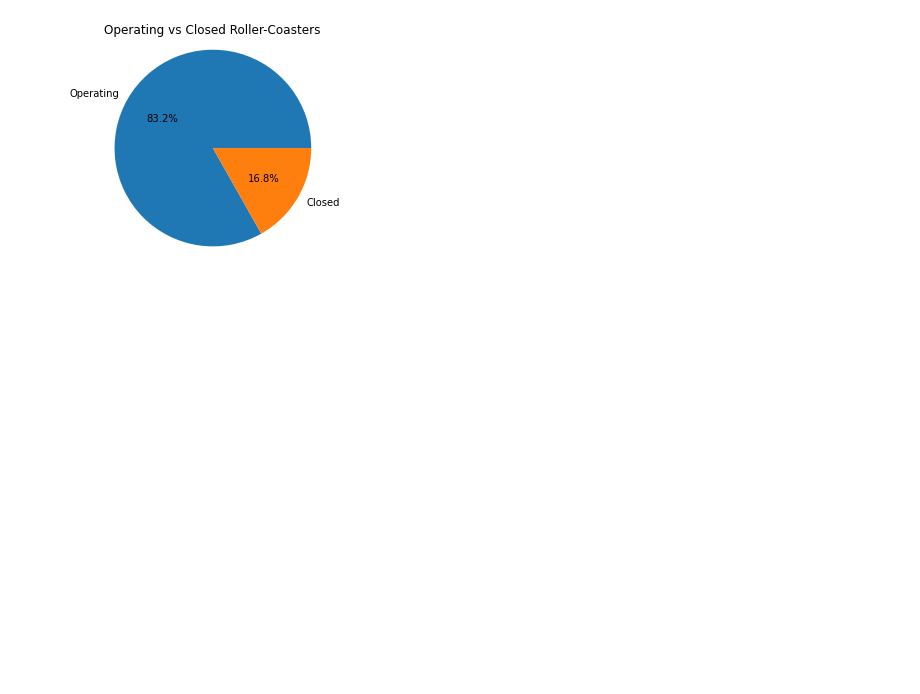
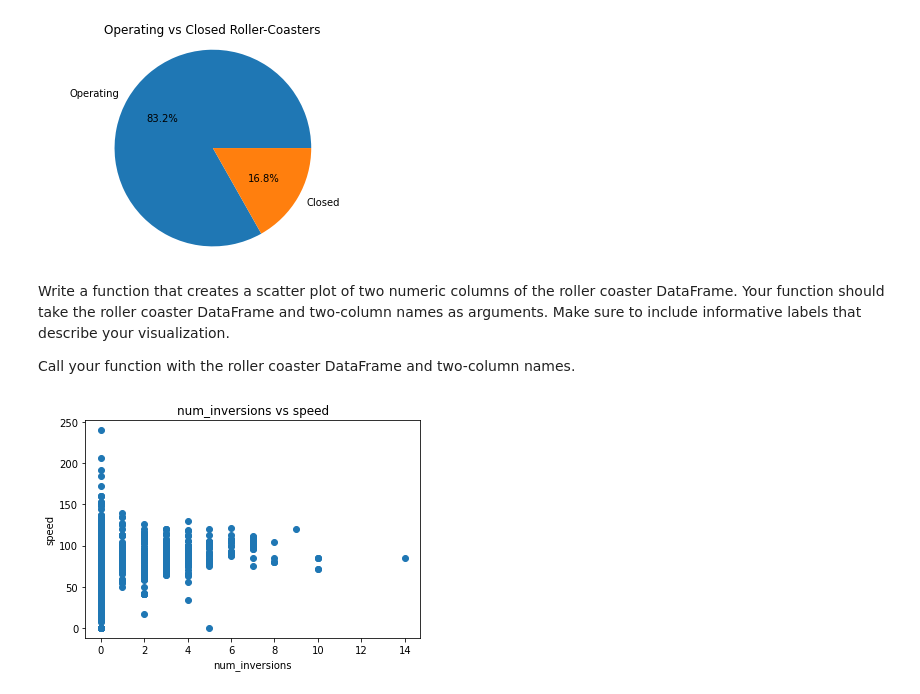
Before and after one commit to javierunix/codeacademy_datascience_path, a Jupyter notebook: RollerCoaster/main.ipynb, the cells around one changed output. Drawn from its saved outputs; the diff is of its cells as text; code cells hidden in the pictures; blank space fills up the shorter version.

Commit message:
finish roller-coasters exercises

```diff
--- a/RollerCoaster/main.ipynb
+++ b/RollerCoaster/main.ipynb
@@ -213,3 +213,18 @@ plt.axis('equal')
 plt.show()
 # %% [output]
 [figure]
+# %% [markdown]
+Write a function that creates a scatter plot of two numeric columns of the roller coaster DataFrame. Your function should take the roller coaster DataFrame and two-column names as arguments. Make sure to include informative labels that describe your visualization.
+
+Call your function with the roller coaster DataFrame and two-column names.
+# %%
+def scatter_plot(df, col1, col2):
+    plt.scatter(df[col1], roller_coaster_df[col2])
+    plt.title('%s vs %s' %(col1, col2))
+    plt.xlabel(col1)
+    plt.ylabel(col2)
+    plt.show()
+# %%
+scatter_plot(roller_coaster_df, 'num_inversions', 'speed')
+# %% [output]
+[figure, added]
```
Also changed, not shown: parts of 1 cell of this notebook.
